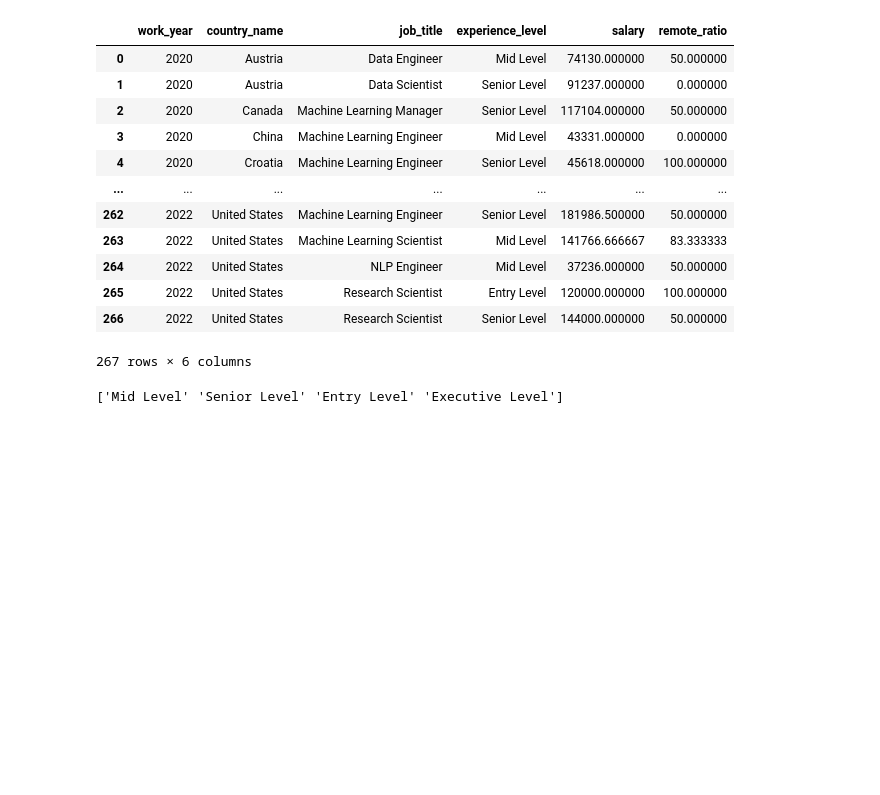
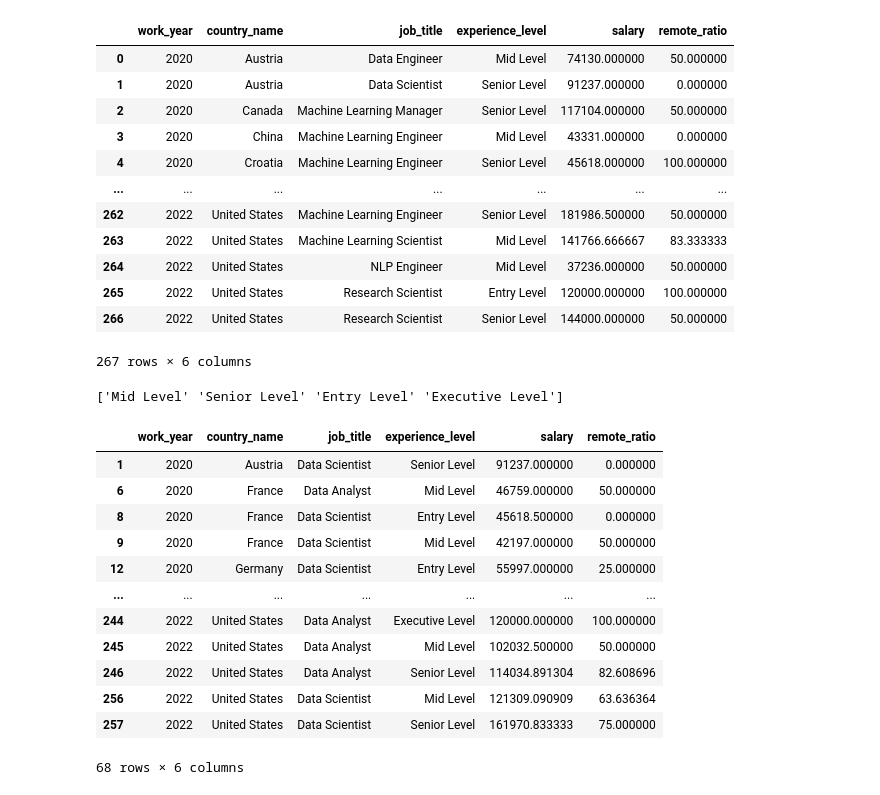
Before and after one commit to kealvarez/project3, a Jupyter notebook: resources/dataCleaning.ipynb, the cells around one changed output. Saved outputs shown, nothing was run; the diff lists cells and outputs as text; code cells hidden in the pictures; blank space fills up the shorter version.

```diff
--- a/resources/dataCleaning.ipynb
+++ b/resources/dataCleaning.ipynb
@@ -216,3 +216,21 @@ groupDF
 print(groupDF['experience_level'].unique())
 # %% [output]
 ['Mid Level' 'Senior Level' 'Entry Level' 'Executive Level']
+# %%
+cleanGroup = groupDF.loc[(groupDF['job_title'] == "Data Scientist") | (groupDF["job_title"] == "Data Analyst")].copy()
+# %%
+cleanGroup
+# %% [output]
+|  | work_year | country_name | job_title | experience_level | salary | remote_ratio |
+| 1 | 2020 | Austria | Data Scientist | Senior Level | 91237.000000 | 0.000000 |
+| 6 | 2020 | France | Data Analyst | Mid Level | 46759.000000 | 50.000000 |
+| 8 | 2020 | France | Data Scientist | Entry Level | 45618.500000 | 0.000000 |
+| 9 | 2020 | France | Data Scientist | Mid Level | 42197.000000 | 50.000000 |
+| 12 | 2020 | Germany | Data Scientist | Entry Level | 55997.000000 | 25.000000 |
+| ... | ... | ... | ... | ... | ... | ... |
+| 244 | 2022 | United States | Data Analyst | Executive Level | 120000.000000 | 100.000000 |
+| 245 | 2022 | United States | Data Analyst | Mid Level | 102032.500000 | 50.000000 |
+| 246 | 2022 | United States | Data Analyst | Senior Level | 114034.891304 | 82.608696 |
+| 256 | 2022 | United States | Data Scientist | Mid Level | 121309.090909 | 63.636364 |
+| 257 | 2022 | United States | Data Scientist | Senior Level | 161970.833333 | 75.000000 |
+68 rows × 6 columns
```
Also changed, not shown: parts of 1 cell of this notebook, 2 other files.
